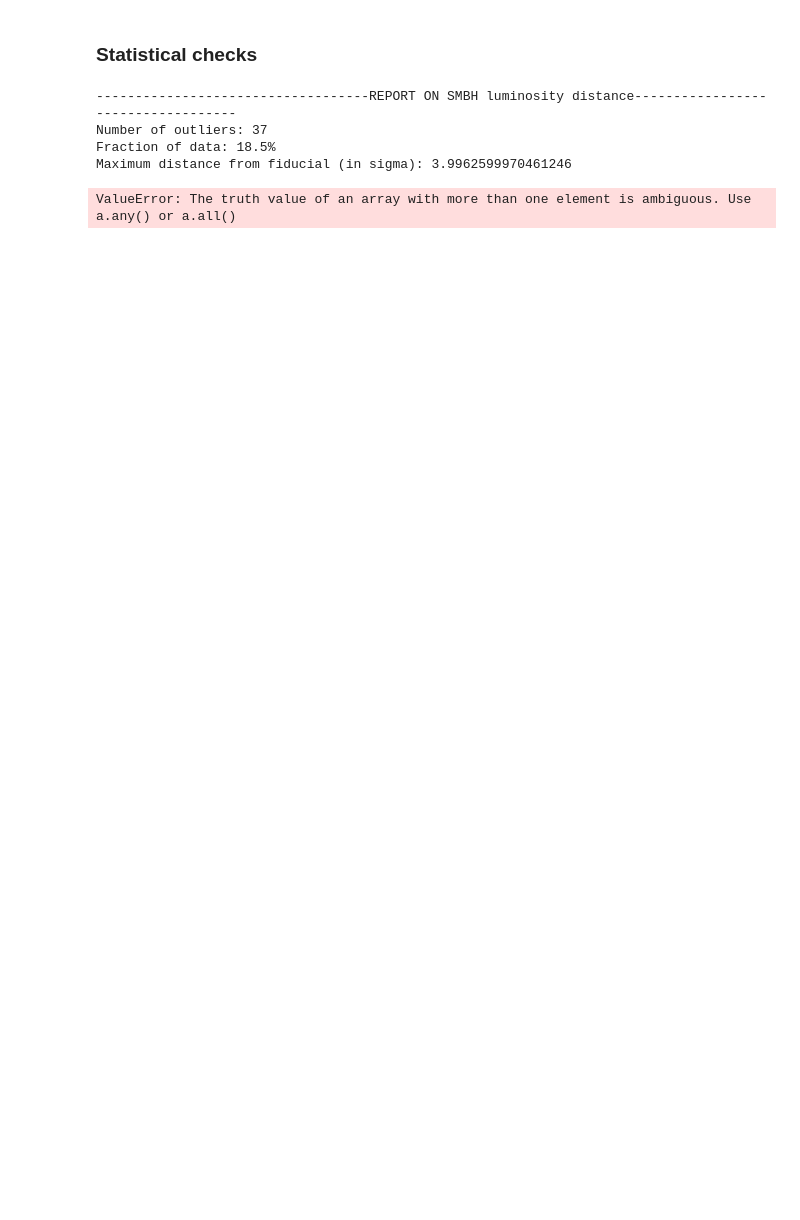
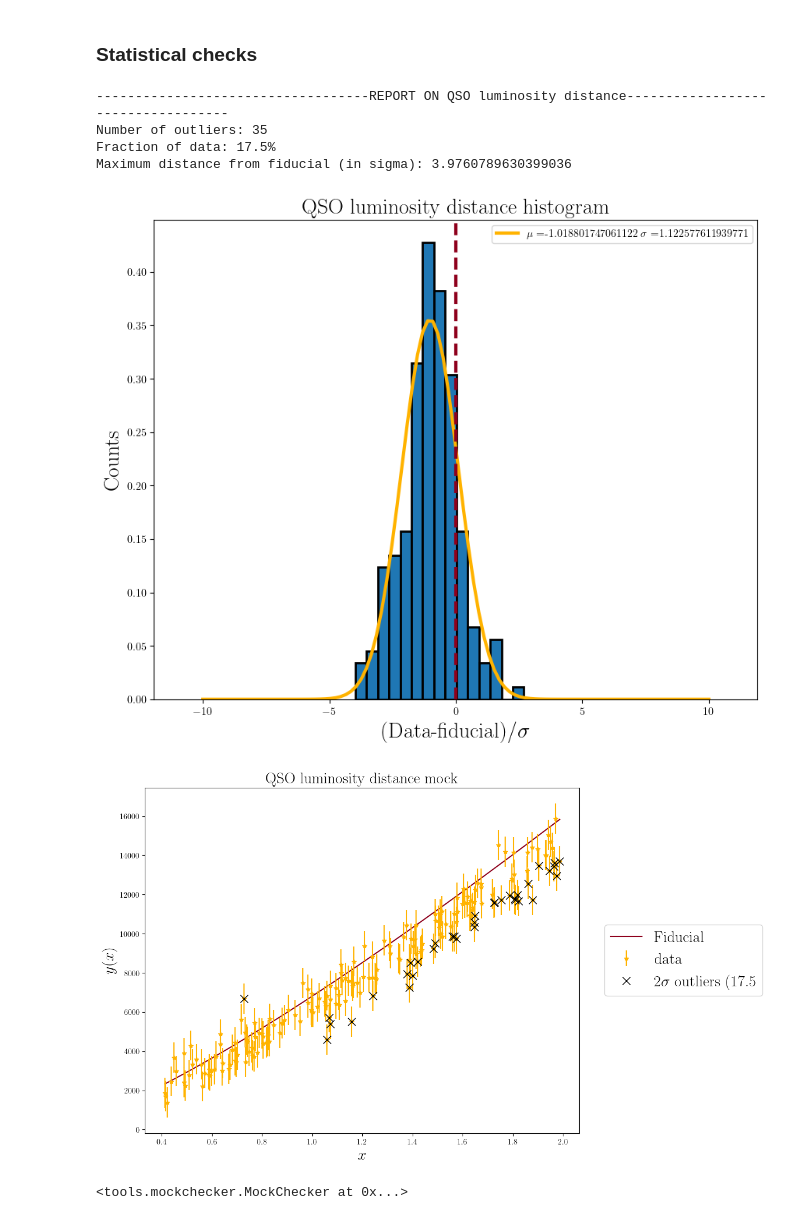
Before and after one commit to nataliehogg/quasar-ddr, a Jupyter notebook: mock_maker_interface.ipynb, the cells around one changed output. Drawn from its saved outputs; the diff is of its cells as text; code cells hidden in the pictures; blank space fills up the shorter version.

```diff
--- a/mock_maker_interface.ipynb
+++ b/mock_maker_interface.ipynb
@@ -156,12 +156,14 @@ plt.show()
 # %%
 from tools.mockchecker import MockChecker
 
 MockChecker(x = dl_data['z'], data = dl_data['value'], error = dl_data['error'],
             fiducial = np.array([luminosity_LCDM(zi) for zi in dl_data['z']]),
-            threshold = 2, dataname='SMBH luminosity distance')
+            threshold = 2, dataname='QSO luminosity distance')
 # %% [output]
------------------------------------REPORT ON SMBH luminosity distance-----------------------------------
-Number of outliers: 37
-Fraction of data: 18.5%
-Maximum distance from fiducial (in sigma): 3.9962599970461246
+-----------------------------------REPORT ON QSO luminosity distance-----------------------------------
+Number of outliers: 35
+Fraction of data: 17.5%
+Maximum distance from fiducial (in sigma): 3.9760789630399036
+[figure, added]
+[figure, added]
-ValueError: The truth value of an array with more than one element is ambiguous. Use a.any() or a.all()
+<tools.mockchecker.MockChecker at 0x...>
```
Also changed, not shown: parts of 3 cells of this notebook, 1 other file.
